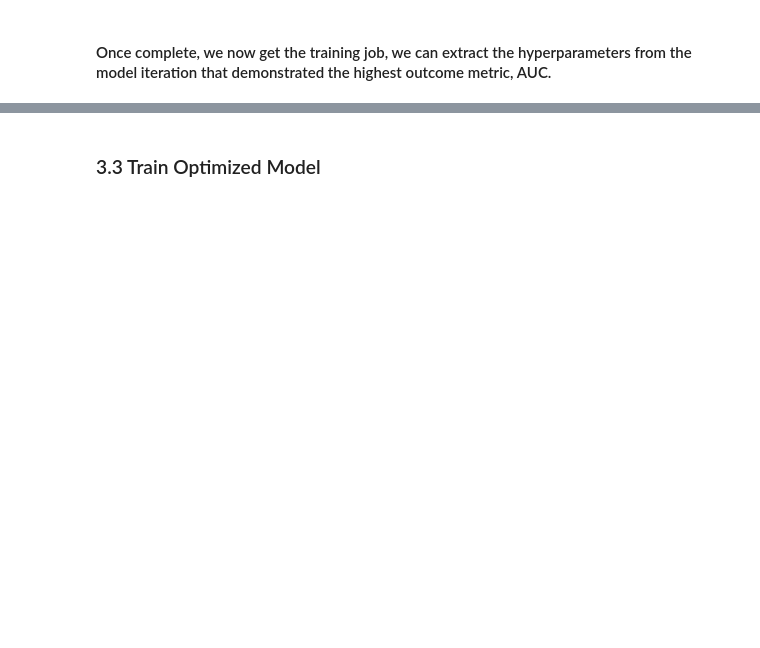
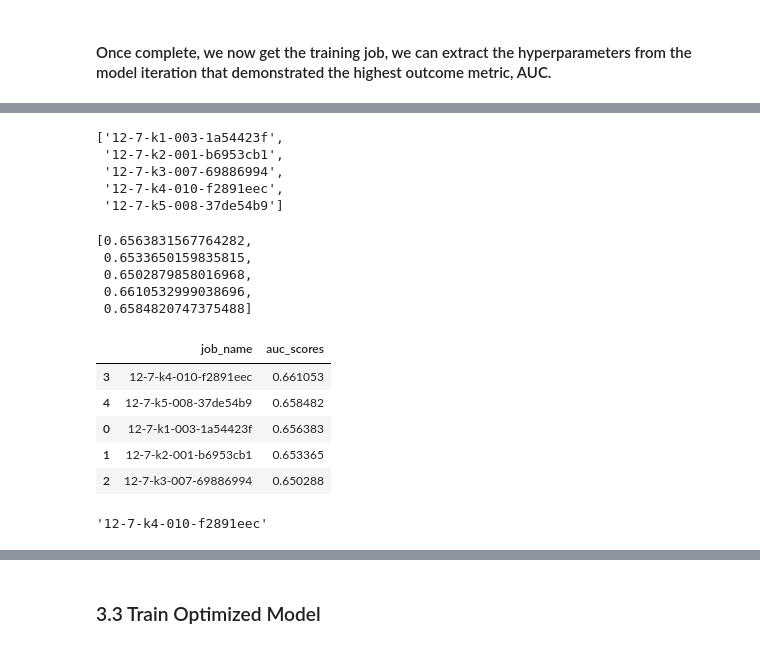
Before and after one commit to timfwater/Waterman_Projects, a Jupyter notebook: 4. Linear_Learner.ipynb, the cells around one changed output, grey strips where cells are left out. Drawn from its saved outputs; the diff is of its cells as text; code cells hidden in the pictures; blank space fills up the shorter version.

```diff
--- a/4. Linear_Learner.ipynb
+++ b/4. Linear_Learner.ipynb
@@ -105,12 +278,3 @@ This provides the same statistical optimization of the eventual hyperparameters/
 Once the job is complete, we will use the same procedure used in our XGBoost model to read these optimized hyperparameters into our notebook, and then apply them to our optimized model for deployment.
 # %% [markdown]
 #### Once complete, we now get the training job, we can extract the hyperparameters from the model iteration that demonstrated the highest outcome metric, AUC.
-# %%
-tuner = sagemaker.HyperparameterTuningJobAnalytics(UI_tuning_job_name)
-best_training_job = tuner.dataframe().sort_values('FinalObjectiveValue', ascending=False).iloc[0]
-best_training_job_name = best_training_job['TrainingJobName']
-
-# Get the best hyperparameters from the best training job
-client = boto3.client('sagemaker')
-response = client.describe_training_job(TrainingJobName=best_training_job_name)
-best_hyperparameters = response['HyperParameters']
@@ -123,0 +281,27 @@ print(best_hyperparameters)
+# %%
+tuning_job_names = ["12-7-k1", "12-7-k2", "12-7-k3", "12-7-k4", "12-7-k5"]
+# %%
+best_job_names = []
+best_job_hyperparameters = []
+auc_scores = []
+
+for i in range(0, 5):
+    tuner = sagemaker.HyperparameterTuningJobAnalytics(tuning_job_names[i])
+    best_training_job = tuner.dataframe().sort_values('FinalObjectiveValue', ascending=False).iloc[0]
+    best_training_job_name = best_training_job['TrainingJobName']
+
+    response = smclient.describe_training_job(TrainingJobName=best_training_job_name)
+    best_hyperparameters = response['HyperParameters']
+
+    # Append values to the lists
+    best_job_names.append(best_training_job_name)
+    best_job_hyperparameters.append(best_hyperparameters)
+
+    # Extract AUC from training job metrics
+    training_job_metrics = smclient.describe_training_job(TrainingJobName=best_training_job_name)['FinalMetricDataList']
+    for metric in training_job_metrics:
+        if metric['MetricName'] == 'ObjectiveMetric':
+            auc_value = metric['Value']
+            break
+
+    auc_scores.append(auc_value)
@@ -123,0 +319,31 @@ print(best_hyperparameters)
+# %%
+best_job_names
+# %% [output]
+['12-7-k1-003-1a54423f',
+ '12-7-k2-001-b6953cb1',
+ '12-7-k3-007-69886994',
+ '12-7-k4-010-f2891eec',
+ '12-7-k5-008-37de54b9']
+# %%
+auc_scores
+# %% [output]
+[0.6563831567764282,
+ 0.6533650159835815,
+ 0.6502879858016968,
+ 0.6610532999038696,
+ 0.6584820747375488]
+# %%
+top_jobs = pd.DataFrame(list(zip(best_job_names, auc_scores)), columns = ['job_name', 'auc_scores']).sort_values(by='auc_scores', ascending = False)
+# %%
+top_jobs
+# %% [output]
+|  | job_name | auc_scores |
+| 3 | 12-7-k4-010-f2891eec | 0.661053 |
+| 4 | 12-7-k5-008-37de54b9 | 0.658482 |
+| 0 | 12-7-k1-003-1a54423f | 0.656383 |
+| 1 | 12-7-k2-001-b6953cb1 | 0.653365 |
+| 2 | 12-7-k3-007-69886994 | 0.650288 |
+# %%
+top_jobs.iloc[0,0]
+# %% [output]
+'12-7-k4-010-f2891eec'
```
Also changed, not shown: parts of 83 cells of this notebook, 1 other file.
